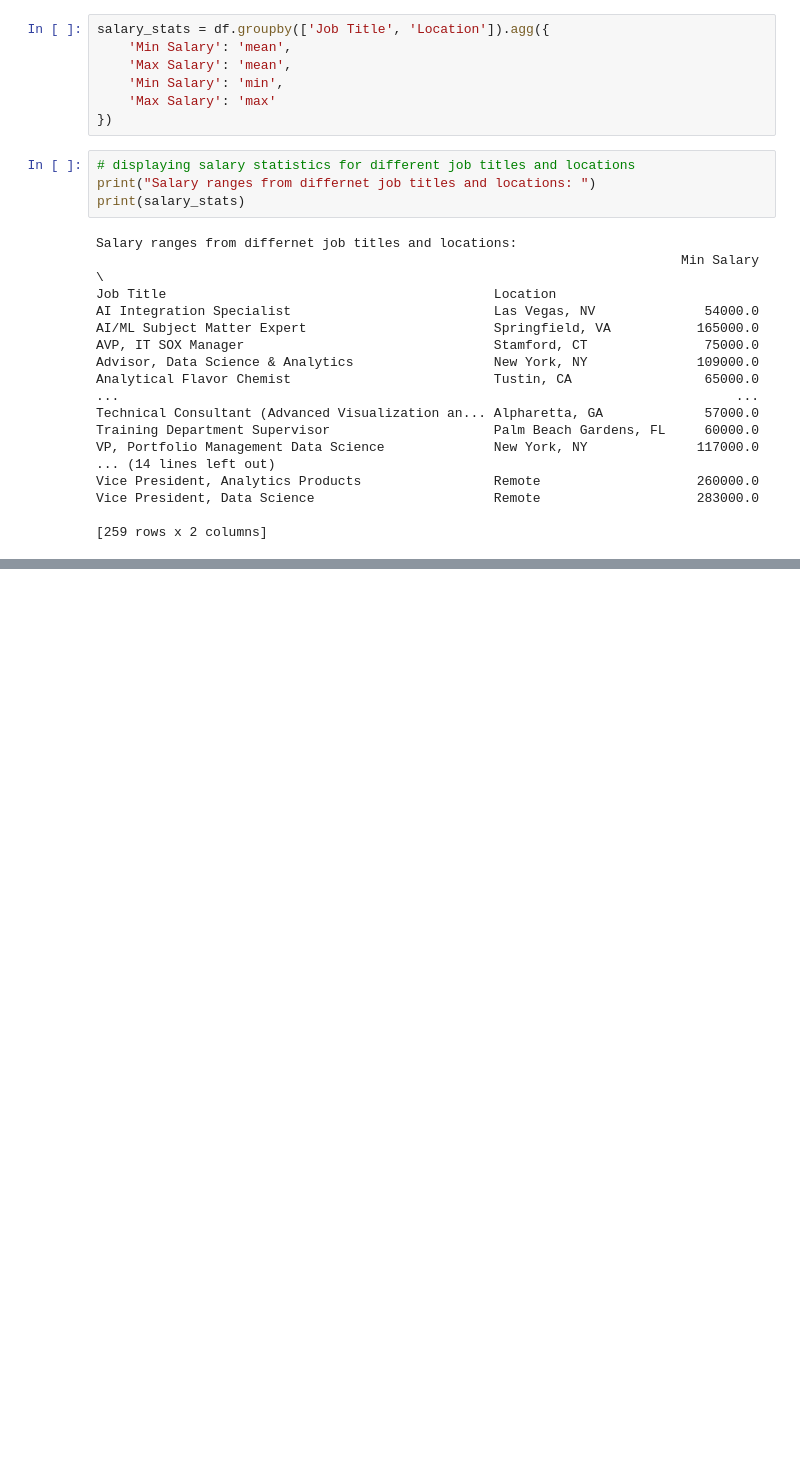
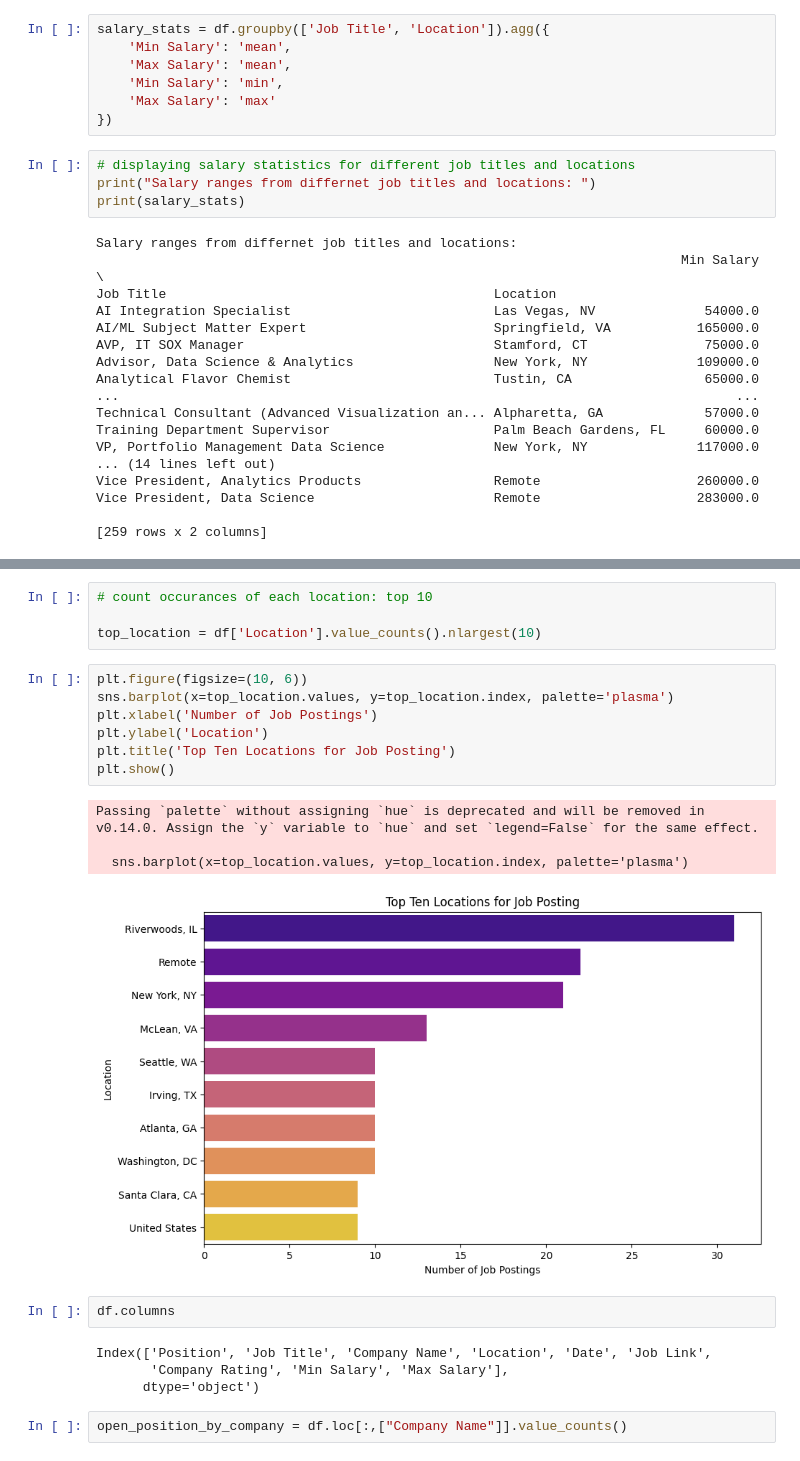
Before and after one commit to subodhss23/data_analysis, a Jupyter notebook: data_science_job_salaries_2024/main.ipynb, the cells around one changed output, grey strips where cells are left out. Cells and saved outputs as stored; diff of their text form; blank space fills up the shorter version.

```diff
--- a/data_science_job_salaries_2024/main.ipynb
+++ b/data_science_job_salaries_2024/main.ipynb
@@ -347,0 +378,24 @@ Data has been successfully written to salary_stats.csv file
+# %%
+# count occurances of each location: top 10
+
+top_location = df['Location'].value_counts().nlargest(10)
+# %%
+plt.figure(figsize=(10, 6))
+sns.barplot(x=top_location.values, y=top_location.index, palette='plasma')
+plt.xlabel('Number of Job Postings')
+plt.ylabel('Location')
+plt.title('Top Ten Locations for Job Posting')
+plt.show()
+# %% [output]
+Passing `palette` without assigning `hue` is deprecated and will be removed in v0.14.0. Assign the `y` variable to `hue` and set `legend=False` for the same effect.
+
+  sns.barplot(x=top_location.values, y=top_location.index, palette='plasma')
+[figure, added]
+# %%
+df.columns
+# %% [output]
+Index(['Position', 'Job Title', 'Company Name', 'Location', 'Date', 'Job Link',
+       'Company Rating', 'Min Salary', 'Max Salary'],
+      dtype='object')
+# %%
+open_position_by_company = df.loc[:,["Company Name"]].value_counts()
```
Also changed, not shown: parts of 9 cells of this notebook.
